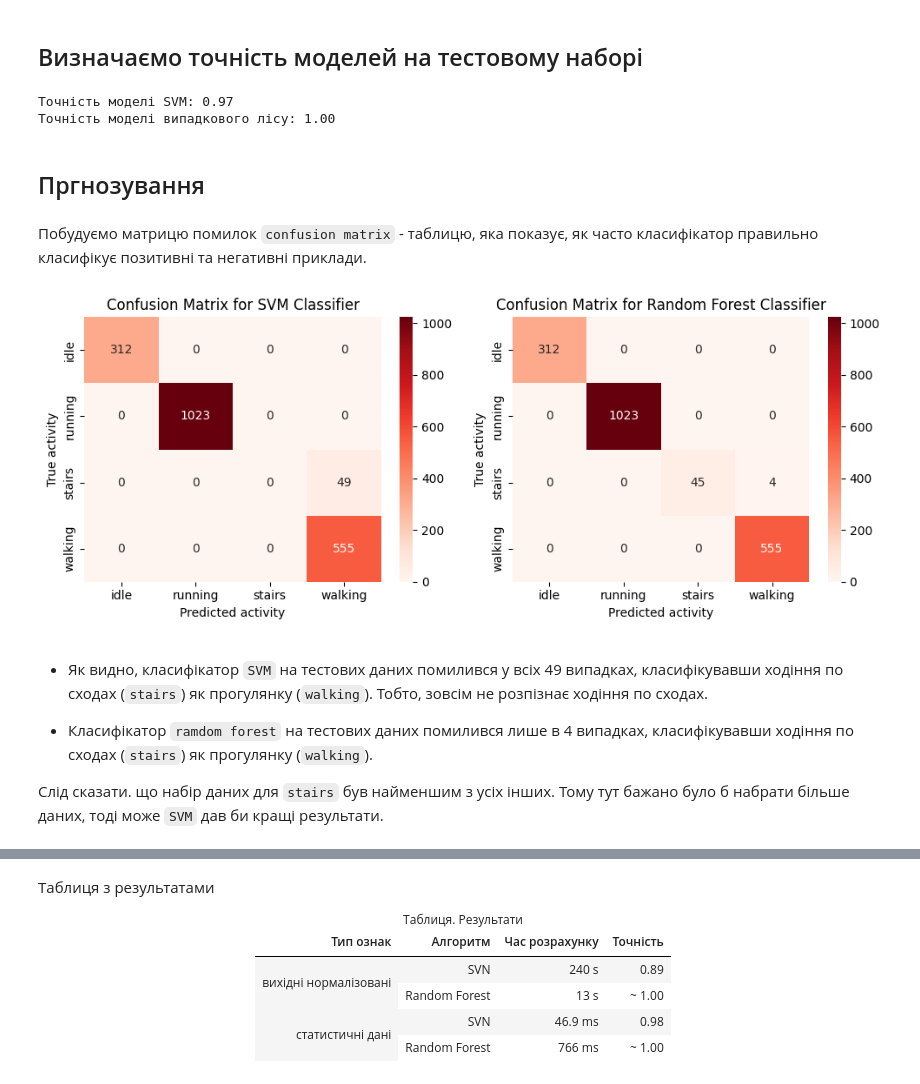
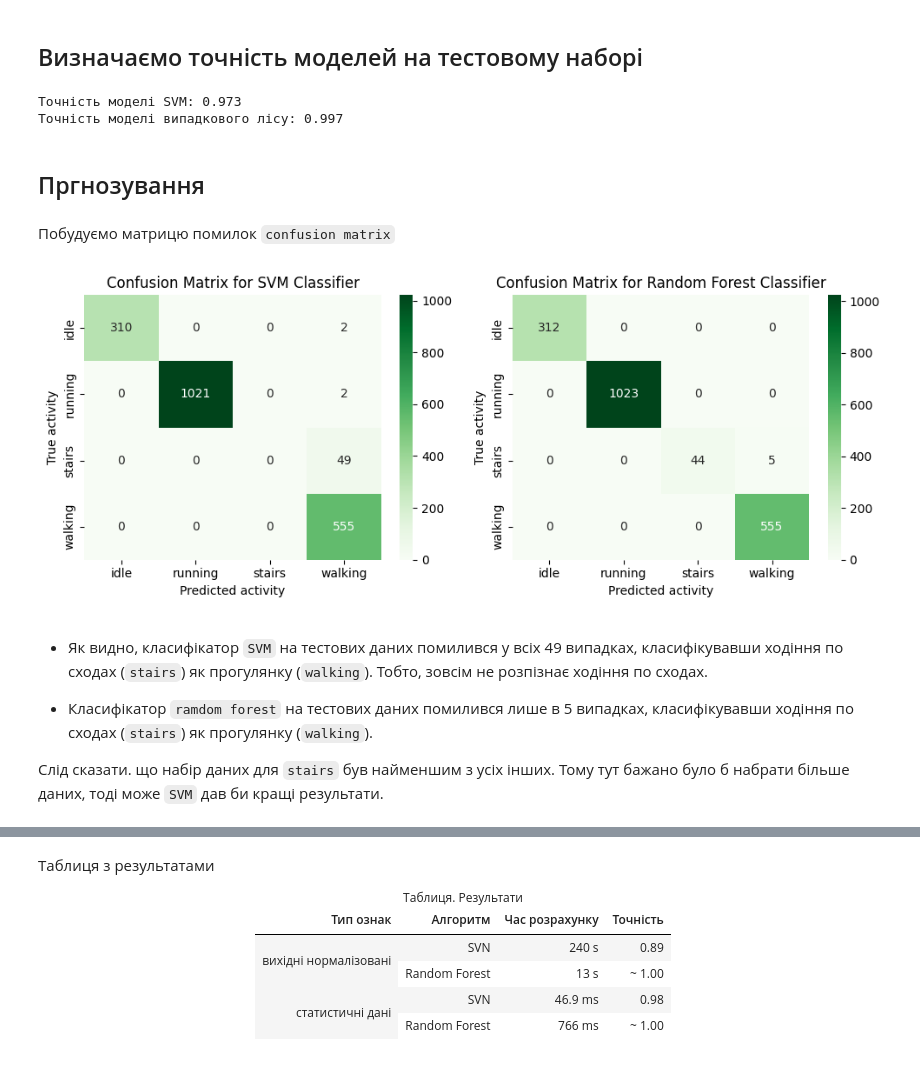
Before and after one commit to sergiokapone/DataScience, a Jupyter notebook: Hw5/Hw5.ipynb, the cells around one changed output, grey strips where cells are left out. Drawn from its saved outputs; the diff is of its cells as text; code cells hidden in the pictures.

```diff
--- a/Hw5/Hw5.ipynb
+++ b/Hw5/Hw5.ipynb
@@ -124,0 +127,3 @@ print(f"Точність моделі випадкового лісу: {score_rf
+# %%
+y_predicted_svm = model_svm.predict(X_test)
+y_predicted_rf = model_rf.predict(X_test)
@@ -124,0 +134,3 @@ print(f"Точність моделі випадкового лісу: {score_rf
+# %%
+conf_matrix_svm = confusion_matrix(y_test, y_predicted_svm)
+conf_matrix_rf = confusion_matrix(y_test, y_predicted_rf)
@@ -267,31 +315,3 @@ data_tdf = (
-# %%
-# Видалимо ознаки, які не релевантні для аналізу з точки зору авторів вказаної статті [1]
-
-data_tdf.drop(
-    [
-        ("accelerometer_X", "argmin"),
-        ("accelerometer_X", "mad"),
-        ("accelerometer_X", "median"),
-        ("accelerometer_X", "skew"),
-        ("accelerometer_X", "std"),
-        ("accelerometer_X", "rmse"),
-        ("accelerometer_Y", "iqr"),
-        ("accelerometer_Y", "min"),
-        ("accelerometer_Y", "entropy"),
-        ("accelerometer_Y", "iqr"),
-        ("accelerometer_Z", "max"),
-        ("accelerometer_Z", "min"),
-        ("accelerometer_Z", "entropy"),
-        ("accelerometer_Z", "iqr"),
-        ("accelerometer_Z", "argmin"),
-        ("accelerometer_Z", "mad"),
-        ("accelerometer_Z", "median"),
-        ("accelerometer_Z", "std"),
-        ("accelerometer_Z", "rmse")
-    ],
-    axis=1,
-    inplace=True
-)
 # %%
 # Утворений датасет на основі ознак таблиці 3 статті [1]
 
@@ -348,50 +368,50 @@ RandomForestClassifier()
 score_svm = model_svm.score(X_test, y_test)
 score_rf = model_rf.score(X_test, y_test)
 
-print(f"Точність моделі SVM: {score_svm:.2f}")
-print(f"Точність моделі випадкового лісу: {score_rf:.2f}")
+print(f"Точність моделі SVM: {score_svm:.3f}")
+print(f"Точність моделі випадкового лісу: {score_rf:.3f}")
 # %% [output]
-Точність моделі SVM: 0.97
-Точність моделі випадкового лісу: 1.00
+Точність моделі SVM: 0.973
+Точність моделі випадкового лісу: 0.997
 # %% [markdown]
 ## Пргнозування
 # %%
 y_predicted_svm = model_svm.predict(X_test)
 y_predicted_rf = model_rf.predict(X_test)
 # %% [markdown]
-Побудуємо матрицю помилок `confusion matrix` - таблицю, яка показує, як часто класифікатор правильно класифікує позитивні та негативні приклади.
+Побудуємо матрицю помилок `confusion matrix`
 # %%
 conf_matrix_svm = confusion_matrix(y_test, y_predicted_svm)
 conf_matrix_rf = confusion_matrix(y_test, y_predicted_rf)
 # %%
 fig, axes = plt.subplots(1, 2, figsize=(10, 4))
 
 classifiers = ["SVM", "Random Forest"]
 confusion_matrices = [conf_matrix_svm, conf_matrix_rf]
 
 for i, classifier in enumerate(classifiers):
     sns.heatmap(
         confusion_matrices[i],
         annot=True,
         fmt='d',
-        cmap='Reds',
+        cmap='Greens',
         xticklabels=activities,
         yticklabels=activities,
         ax=axes[i],
     )
     axes[i].set_title(f"Confusion Matrix for {classifier} Classifier")
     axes[i].set_xlabel("Predicted activity")
     axes[i].set_ylabel("True activity")
 
 plt.tight_layout()
 
 plt.show()
 # %% [output]
-[figure, old version]
+[figure, new version]
 # %% [markdown]
 - Як видно, класифікатор `SVM` на тестових даних помилився у всіх 49 випадках, класифікувавши ходіння по сходах (`stairs`) як прогулянку (`walking`). Тобто, зовсім не розпізнає ходіння по сходах.
 
-- Класифікатор `ramdom forest` на тестових даних помилився лише в 4 випадках, класифікувавши ходіння по сходах (`stairs`) як прогулянку (`walking`).
+- Класифікатор `ramdom forest` на тестових даних помилився лише в 5 випадках, класифікувавши ходіння по сходах (`stairs`) як прогулянку (`walking`).
 
 Слід сказати. що набір даних для `stairs` був найменшим з усіх інших. Тому тут бажано було б набрати більше даних, тоді може `SVM` дав би кращі результати.
 # %% [markdown]
```
Also changed, not shown: parts of 11 cells of this notebook.
